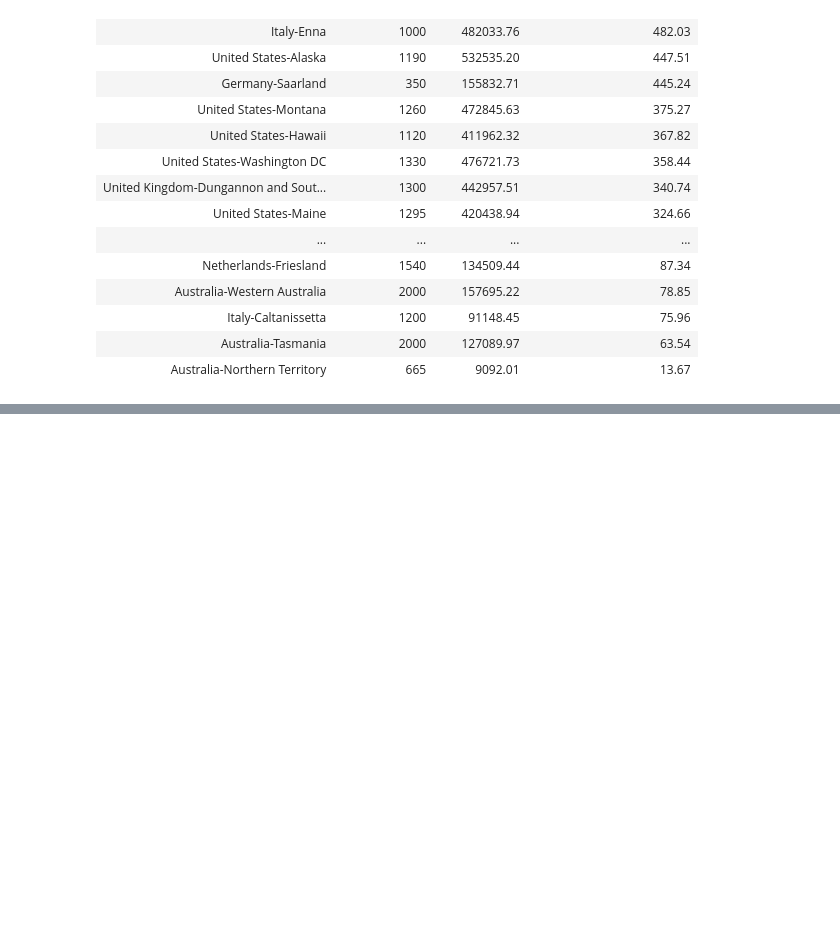
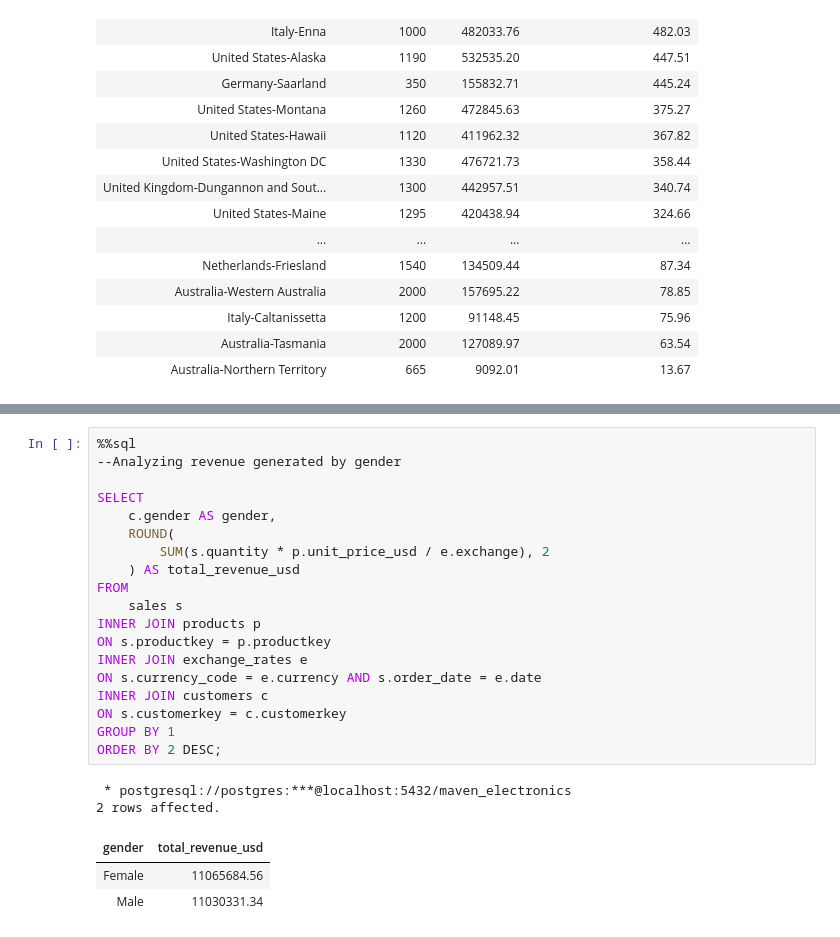
Before and after one commit to Ronald116/Data-Analysis-Projects, a Jupyter notebook: Maven_Global_Electronics_Retailer/global_electronics_retail_analysis.ipynb, the cells around one changed output, grey strips where cells are left out. Drawn from its saved outputs; the diff is of its cells as text; blank space fills up the shorter version.

```diff
--- a/Maven_Global_Electronics_Retailer/global_electronics_retail_analysis.ipynb
+++ b/Maven_Global_Electronics_Retailer/global_electronics_retail_analysis.ipynb
@@ -683,0 +750,25 @@ ORDER BY 4 DESC;
+# %%
+%%sql
+--Analyzing revenue generated by gender
+
+SELECT
+    c.gender AS gender,
+    ROUND(
+        SUM(s.quantity * p.unit_price_usd / e.exchange), 2
+    ) AS total_revenue_usd
+FROM
+    sales s
+INNER JOIN products p
+ON s.productkey = p.productkey
+INNER JOIN exchange_rates e
+ON s.currency_code = e.currency AND s.order_date = e.date
+INNER JOIN customers c
+ON s.customerkey = c.customerkey
+GROUP BY 1
+ORDER BY 2 DESC;
+# %% [output]
+ * postgresql://postgres:***@localhost:5432/maven_electronics
+2 rows affected.
+| gender | total_revenue_usd |
+| Female | 11065684.56 |
+| Male | 11030331.34 |
```
Also changed, not shown: parts of 2 cells of this notebook.
